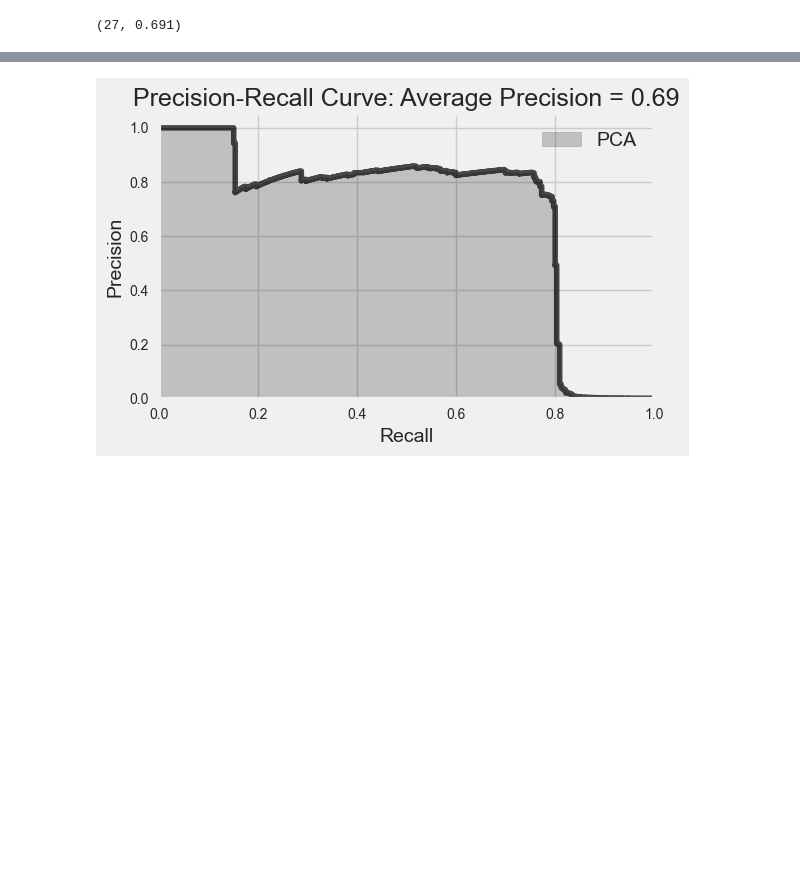
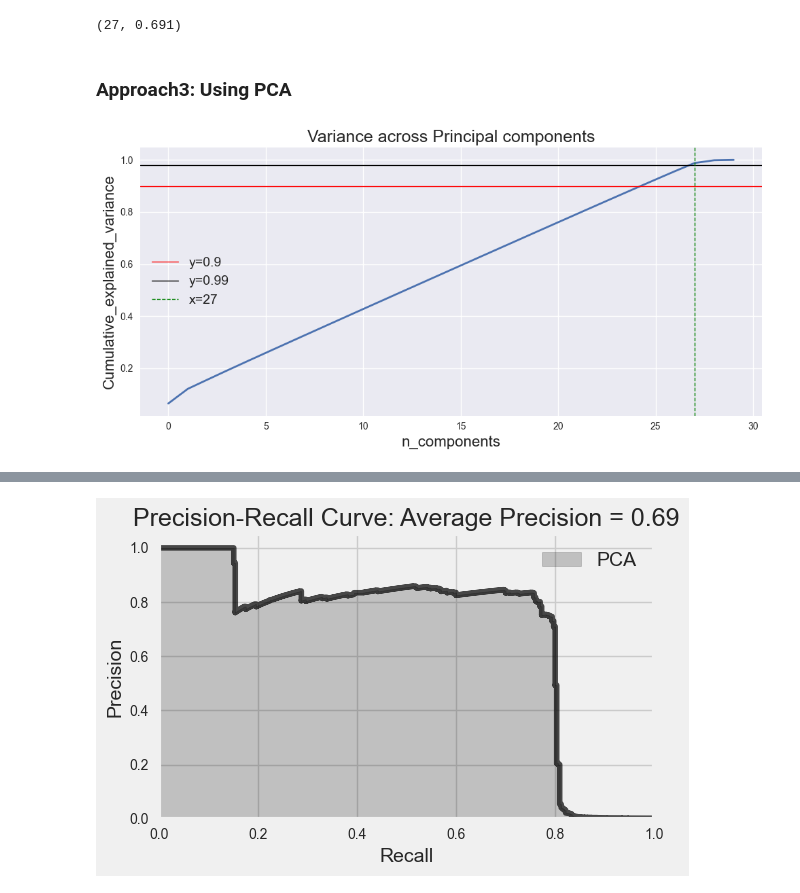
Before and after one commit to rakeshku93/machineLearningProjects, a Jupyter notebook: unsupervised_handson/Ch-4 Anomaly Detection/ch4_fraud_detection.ipynb, the cells around one changed output, grey strips where cells are left out. Drawn from its saved outputs; the diff is of its cells as text; code cells hidden in the pictures; blank space fills up the shorter version.

```diff
--- a/unsupervised_handson/Ch-4 Anomaly Detection/ch4_fraud_detection.ipynb
+++ b/unsupervised_handson/Ch-4 Anomaly Detection/ch4_fraud_detection.ipynb
@@ -258,3 +260,30 @@ print(avg_precision_scores)
 max(avg_precision_scores.items(), key=lambda v: v[1])
 # %% [output]
 (27, 0.691)
+# %% [markdown]
+### Approach3: Using PCA
+# %%
+pca.n_components = 30
+pca.fit(X_train)
+
+# Here we are calculating the spread along each eigen vector/value
+# i.e. for v1 -- λ1/Sum(λ1+λ2+λ3....) Similarly for each λd
+explained_variance_ratio = pca.explained_variance_ratio_
+
+# Cummulative Sum of variance explained
+cummulative_explained_variance = np.cumsum(explained_variance_ratio)
+
+# Plot the PCA spectrum
+plt.style.use("seaborn")
+plt.figure(figsize=(10, 5), tight_layout=True)
+plt.plot(cum_var_explained, linewidth=2)
+plt.xlabel('n_components', fontsize=16)
+plt.ylabel('Cumulative_explained_variance', fontsize=16)
+plt.title("Variance across Principal components", fontsize=18)
+plt.axhline(y=0.9, linewidth=1.0, color="red", linestyle="solid", label="y=0.9")
+plt.axhline(y=0.98, linewidth=1.0, color="black", linestyle="solid", label="y=0.99")
+plt.axvline(x=27, linewidth=1.0, color="green", linestyle="dashed", label="x=27")
+plt.legend(loc="best", fontsize=14)
+plt.show()
+# %% [output]
+[figure, added]
```
Also changed, not shown: parts of 6 cells of this notebook.
